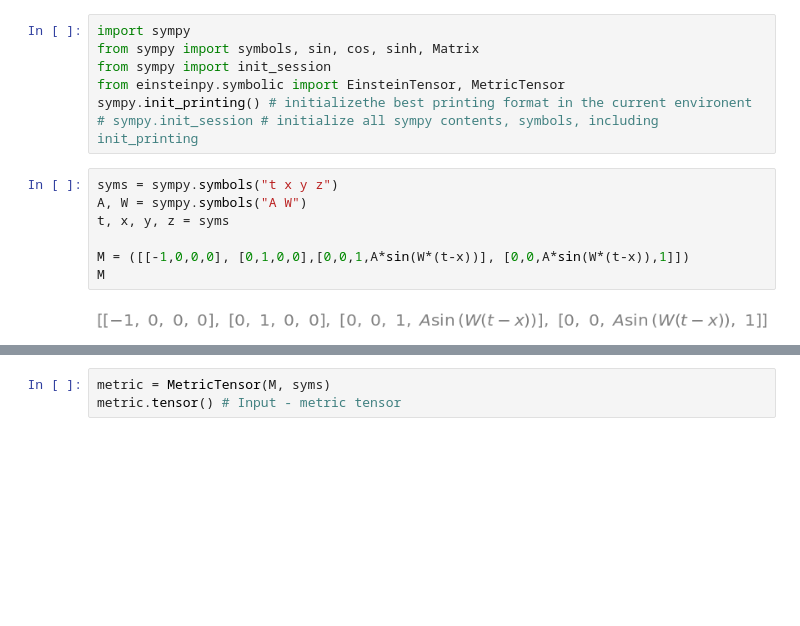
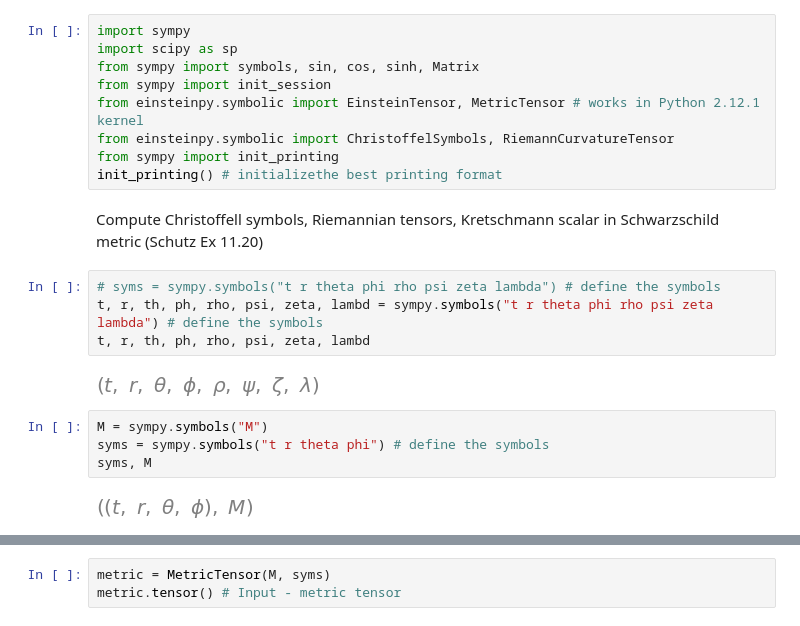
Before and after one commit to raywkhon/PyAstro, a Jupyter notebook: EinsteinPy.ipynb, the cells around one changed output, grey strips where cells are left out. Cells and saved outputs as stored; diff of their text form; blank space fills up the shorter version.

```diff
--- a/EinsteinPy.ipynb
+++ b/EinsteinPy.ipynb
@@ -5,16 +5,23 @@ Github id raywkhon token: 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
 # %%
 import sympy
+import scipy as sp
 from sympy import symbols, sin, cos, sinh, Matrix
 from sympy import init_session
-from einsteinpy.symbolic import EinsteinTensor, MetricTensor
-sympy.init_printing() # initializethe best printing format in the current environent
-# sympy.init_session # initialize all sympy contents, symbols, including init_printing
+from einsteinpy.symbolic import EinsteinTensor, MetricTensor # works in Python 2.12.1 kernel
+from einsteinpy.symbolic import ChristoffelSymbols, RiemannCurvatureTensor
+from sympy import init_printing
+init_printing() # initializethe best printing format
-# %%
-syms = sympy.symbols("t x y z")
-A, W = sympy.symbols("A W")
-t, x, y, z = syms
-
-M = ([[-1,0,0,0], [0,1,0,0],[0,0,1,A*sin(W*(t-x))], [0,0,A*sin(W*(t-x)),1]])
-M
-# %% [output]
-[figure, removed]
+# %% [markdown]
+Compute Christoffell symbols, Riemannian tensors, Kretschmann scalar in Schwarzschild metric (Schutz Ex 11.20)
+# %%
+# syms = sympy.symbols("t r theta phi rho psi zeta lambda") # define the symbols
+t, r, th, ph, rho, psi, zeta, lambd = sympy.symbols("t r theta phi rho psi zeta lambda") # define the symbols
+t, r, th, ph, rho, psi, zeta, lambd
+# %% [output]
+[figure, added]
+# %%
+M = sympy.symbols("M")
+syms = sympy.symbols("t r theta phi") # define the symbols
+syms, M
+# %% [output]
+[figure, added]
```
Also changed, not shown: parts of 59 cells of this notebook, 10 other files.
